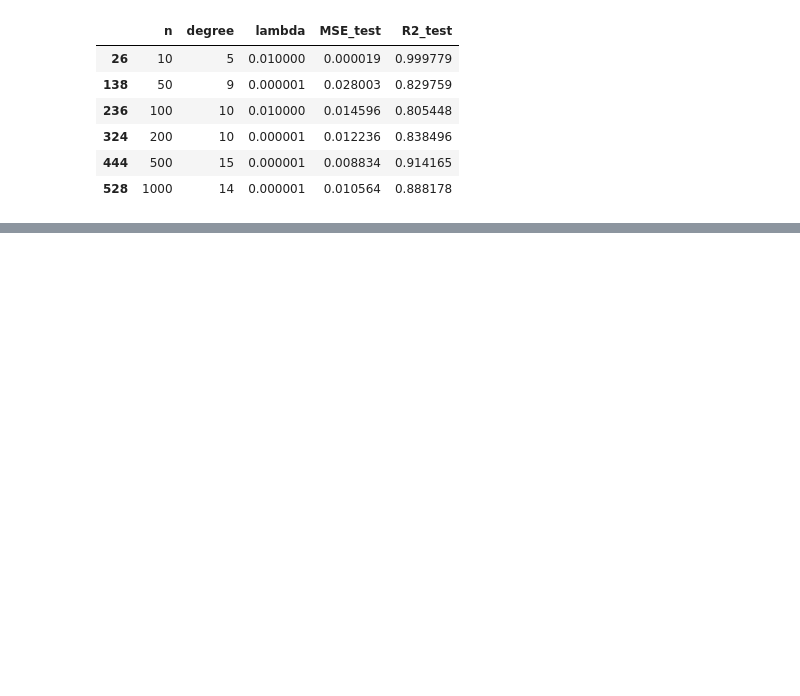
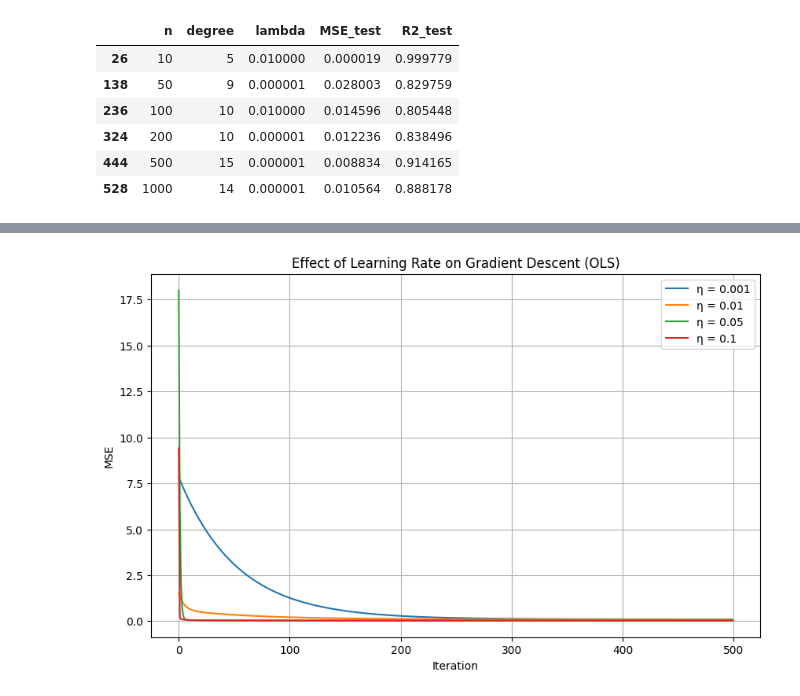
Before and after one commit to necodarian/Project_1, a Jupyter notebook: Project_1.ipynb, the cells around one changed output, grey strips where cells are left out. Saved outputs shown, nothing was run; the diff lists cells and outputs as text; code cells hidden in the pictures; blank space fills up the shorter version.

```diff
--- a/Project_1.ipynb
+++ b/Project_1.ipynb
@@ -355,0 +448,15 @@ display(best_ridge)
+# %%
+learning_rates = [0.001, 0.01, 0.05, 0.1]
+
+plt.figure(figsize=(10, 6))
+for eta in learning_rates:
+    _, cost_curve = gradient_descent(X_train_s, y_train_s, lr=eta, n_iter=500)
+    plt.plot(cost_curve, label=f"η = {eta}")
+plt.xlabel("Iteration")
+plt.ylabel("MSE")
+plt.title("Effect of Learning Rate on Gradient Descent (OLS)")
+plt.legend()
+plt.grid(True)
+plt.show()
+# %% [output]
+[figure, added]
```
Also changed, not shown: parts of 51 cells of this notebook.
